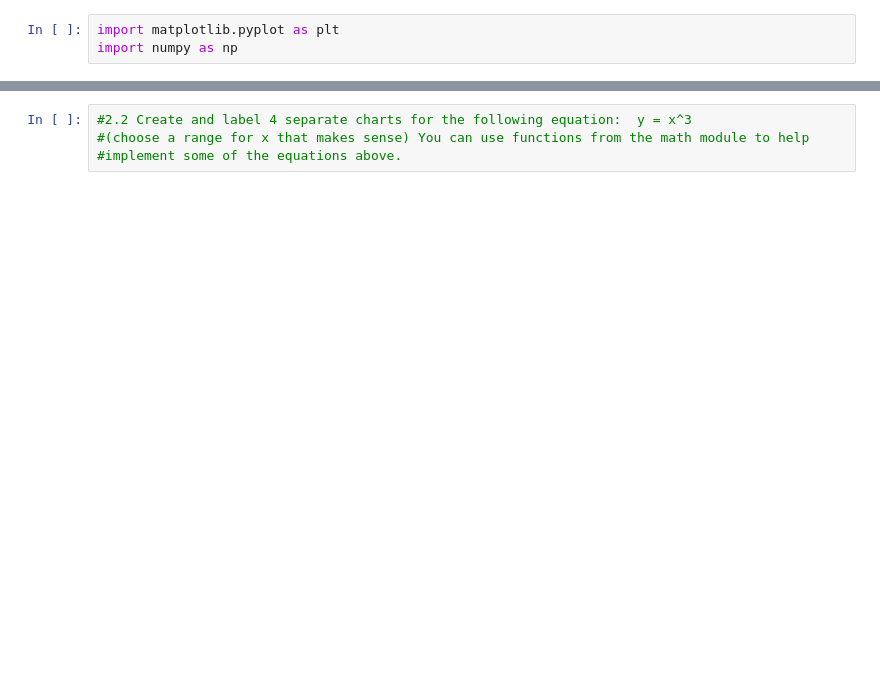
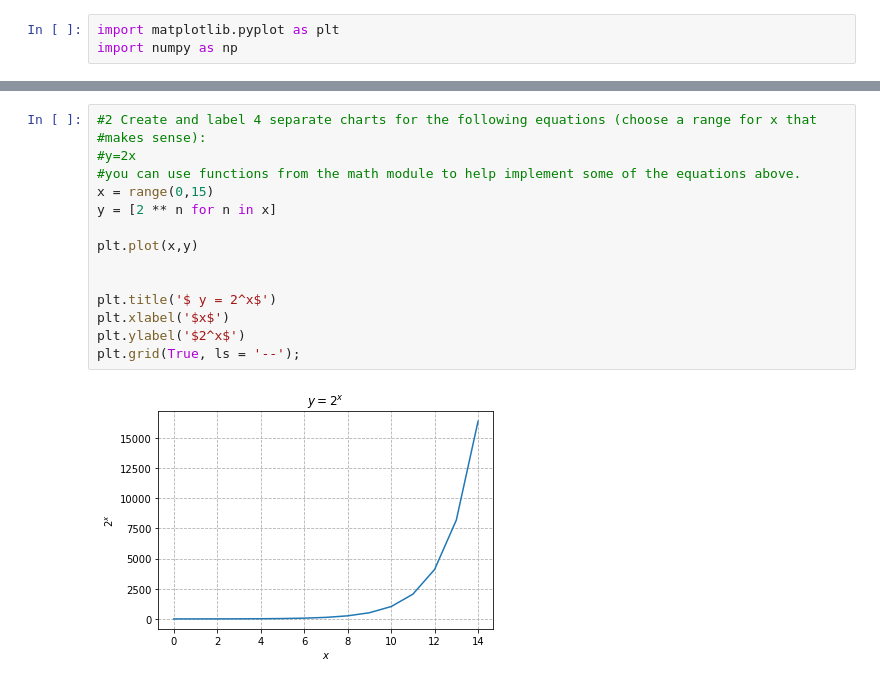
Before and after one commit to CaitlynCarney/git_practice, a Jupyter notebook: numpy-pandas-visualization-exercises/matplotlib_exercises.ipynb, the cells around one changed output, grey strips where cells are left out. Cells and saved outputs as stored; diff of their text form; blank space fills up the shorter version.

```diff
--- a/numpy-pandas-visualization-exercises/matplotlib_exercises.ipynb
+++ b/numpy-pandas-visualization-exercises/matplotlib_exercises.ipynb
@@ -47,5 +80,18 @@ TypeError: must be real number, not range
 # %%
-#2.2 Create and label 4 separate charts for the following equation:  y = x^3
-#(choose a range for x that makes sense) You can use functions from the math module to help
-#implement some of the equations above.
+#2 Create and label 4 separate charts for the following equations (choose a range for x that
+#makes sense):
+#y=2x
+#you can use functions from the math module to help implement some of the equations above.
+x = range(0,15)
+y = [2 ** n for n in x]
+
+plt.plot(x,y)
+
+
+plt.title('$ y = 2^x$')
+plt.xlabel('$x$')
+plt.ylabel('$2^x$')
+plt.grid(True, ls = '--');
+# %% [output]
+[figure, added]
 # %%
```
Also changed, not shown: parts of 11 cells of this notebook.
